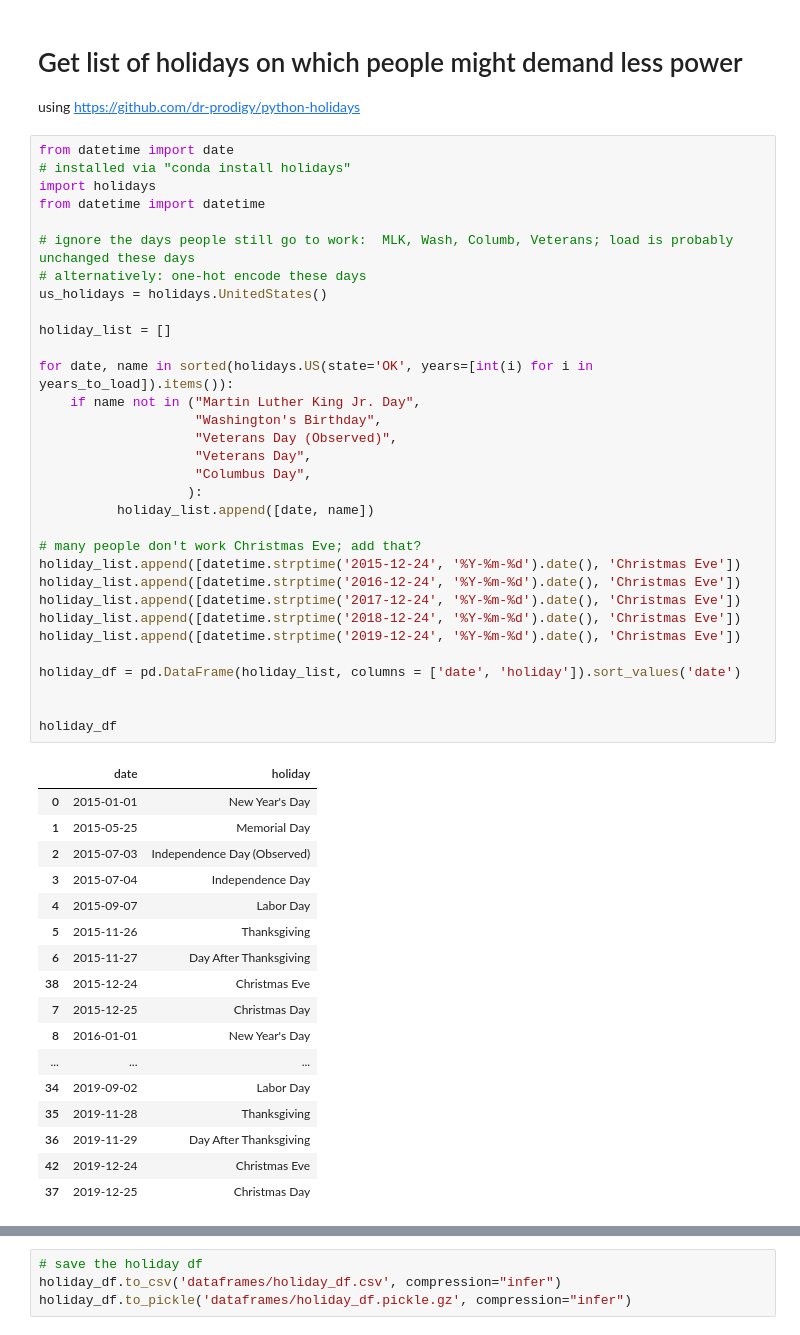
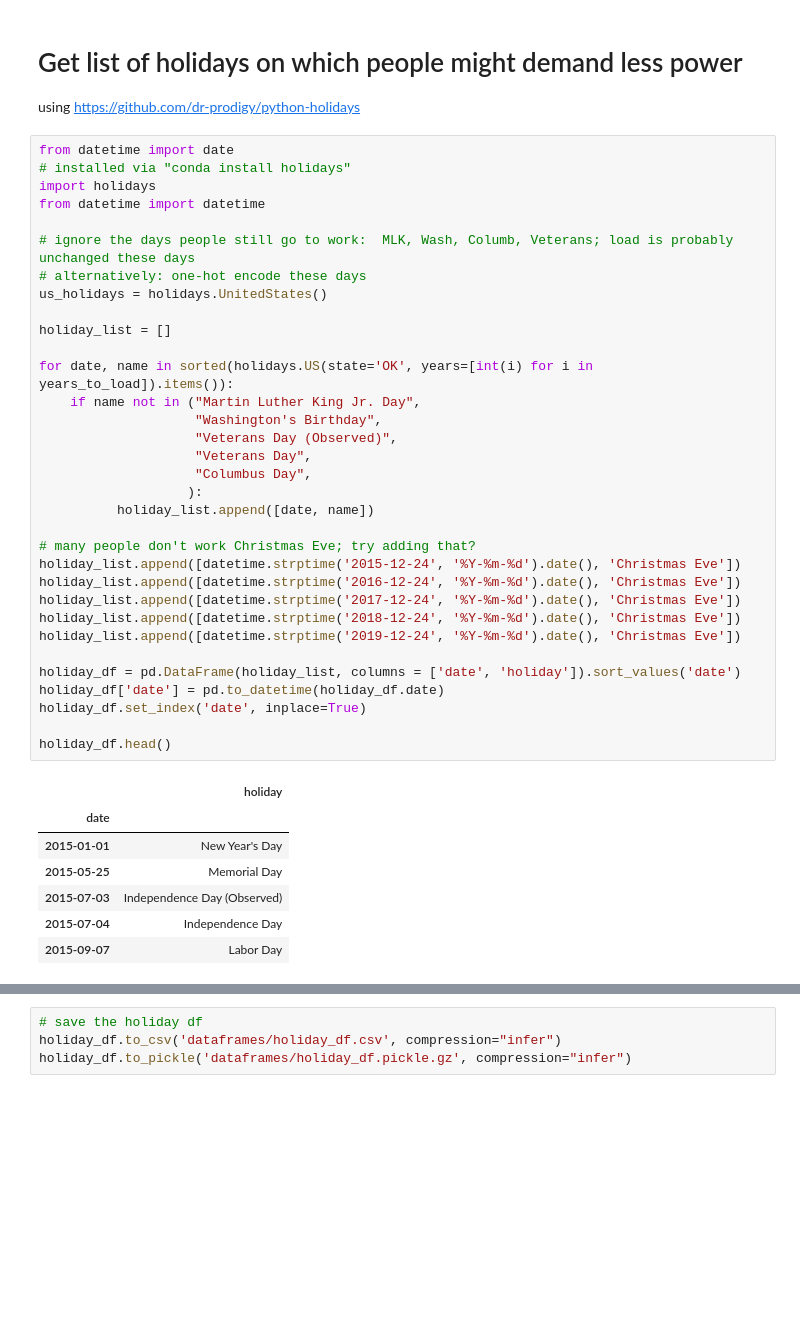
Before and after one commit to k5dru/CPSC_5383, a Jupyter notebook: 01_get_data.ipynb, the cells around one changed output, grey strips where cells are left out. Cells and saved outputs as stored; diff of their text form; blank space fills up the shorter version.

Commit message:
heads-down weekend

```diff
--- a/01_get_data.ipynb
+++ b/01_get_data.ipynb
@@ -546,50 +677,41 @@ using https://github.com/dr-prodigy/python-holidays
 # %%
 from datetime import date
 # installed via "conda install holidays"
 import holidays
 from datetime import datetime
 
 # ignore the days people still go to work:  MLK, Wash, Columb, Veterans; load is probably unchanged these days
 # alternatively: one-hot encode these days
 us_holidays = holidays.UnitedStates()
 
 holiday_list = []
 
 for date, name in sorted(holidays.US(state='OK', years=[int(i) for i in years_to_load]).items()):
     if name not in ("Martin Luther King Jr. Day",
                     "Washington's Birthday",
                     "Veterans Day (Observed)",
                     "Veterans Day",
                     "Columbus Day",
                    ):
           holiday_list.append([date, name])
 
-# many people don't work Christmas Eve; add that?
+# many people don't work Christmas Eve; try adding that?
 holiday_list.append([datetime.strptime('2015-12-24', '%Y-%m-%d').date(), 'Christmas Eve'])
 holiday_list.append([datetime.strptime('2016-12-24', '%Y-%m-%d').date(), 'Christmas Eve'])
 holiday_list.append([datetime.strptime('2017-12-24', '%Y-%m-%d').date(), 'Christmas Eve'])
 holiday_list.append([datetime.strptime('2018-12-24', '%Y-%m-%d').date(), 'Christmas Eve'])
 holiday_list.append([datetime.strptime('2019-12-24', '%Y-%m-%d').date(), 'Christmas Eve'])
 
 holiday_df = pd.DataFrame(holiday_list, columns = ['date', 'holiday']).sort_values('date')
+holiday_df['date'] = pd.to_datetime(holiday_df.date)
+holiday_df.set_index('date', inplace=True)
 
-
-holiday_df
+holiday_df.head()
 # %% [output]
-|  | date | holiday |
-| 0 | 2015-01-01 | New Year's Day |
-| 1 | 2015-05-25 | Memorial Day |
-| 2 | 2015-07-03 | Independence Day (Observed) |
-| 3 | 2015-07-04 | Independence Day |
-| 4 | 2015-09-07 | Labor Day |
-| 5 | 2015-11-26 | Thanksgiving |
-| 6 | 2015-11-27 | Day After Thanksgiving |
-| 38 | 2015-12-24 | Christmas Eve |
-| 7 | 2015-12-25 | Christmas Day |
-| 8 | 2016-01-01 | New Year's Day |
-| ... | ... | ... |
-| 34 | 2019-09-02 | Labor Day |
-| 35 | 2019-11-28 | Thanksgiving |
-| 36 | 2019-11-29 | Day After Thanksgiving |
-| 42 | 2019-12-24 | Christmas Eve |
-| 37 | 2019-12-25 | Christmas Day |
+|  | holiday |
+| date |  |
+| 2015-01-01 | New Year's Day |
+| 2015-05-25 | Memorial Day |
+| 2015-07-03 | Independence Day (Observed) |
+| 2015-07-04 | Independence Day |
+| 2015-09-07 | Labor Day |
```
Also changed, not shown: parts of 36 cells of this notebook, 7 other files.
